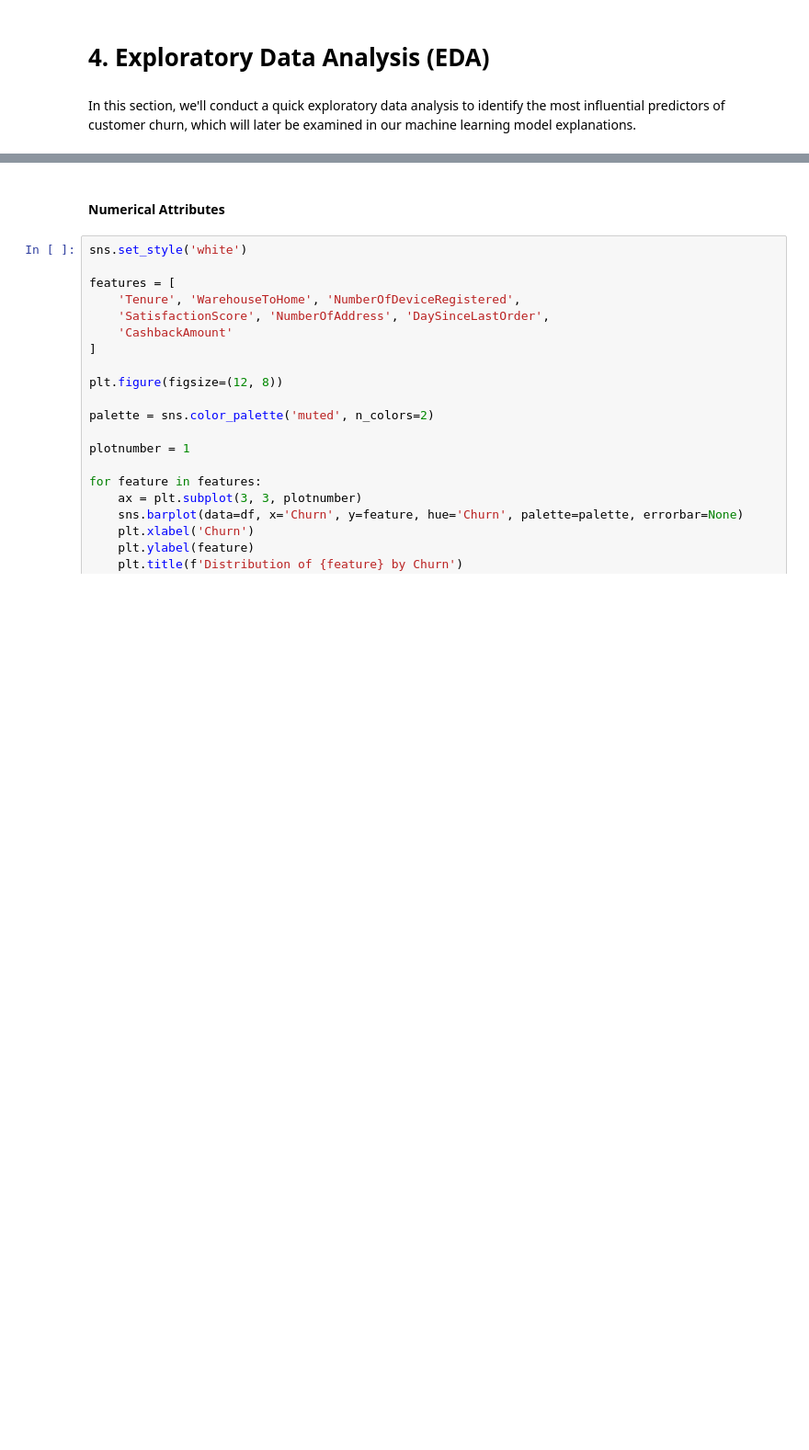
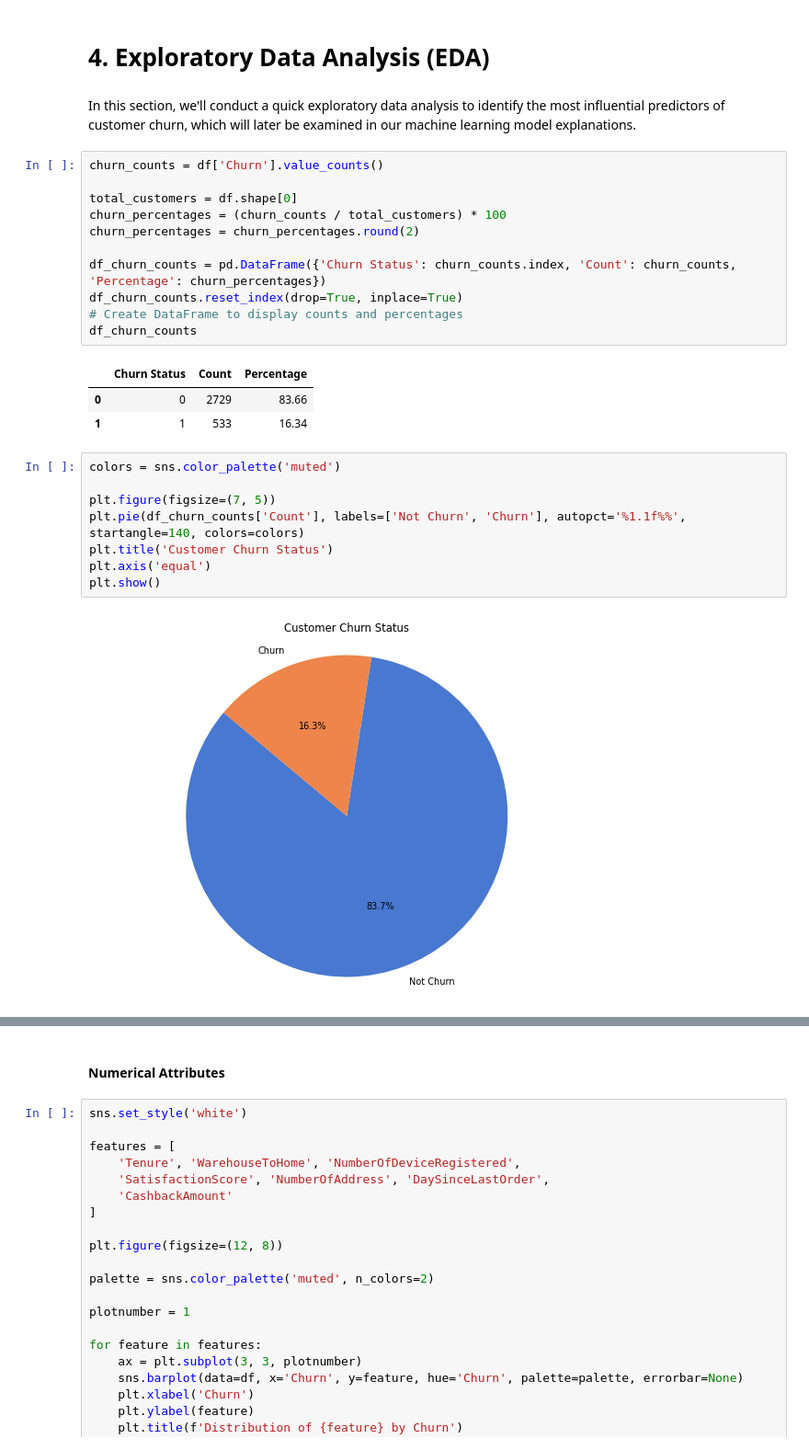
Before and after one commit to mfarik21/ECommerce-Customer-Churn, a Jupyter notebook: e-commerce-customer-churn.ipynb, the cells around one changed output, grey strips where cells are left out. Shown at 92% size. Saved outputs shown, nothing was run; the diff lists cells and outputs as text; blank space fills up the shorter version.

```diff
--- a/e-commerce-customer-churn.ipynb
+++ b/e-commerce-customer-churn.ipynb
@@ -381,3 +381,28 @@ for col in cols_outliers:
 # **4. Exploratory Data Analysis (EDA)**
 # %% [markdown]
 In this section, we'll conduct a quick exploratory data analysis to identify the most influential predictors of customer churn, which will later be examined in our machine learning model explanations.
+# %%
+churn_counts = df['Churn'].value_counts()
+
+total_customers = df.shape[0]
+churn_percentages = (churn_counts / total_customers) * 100
+churn_percentages = churn_percentages.round(2)
+
+df_churn_counts = pd.DataFrame({'Churn Status': churn_counts.index, 'Count': churn_counts, 'Percentage': churn_percentages})
+df_churn_counts.reset_index(drop=True, inplace=True)
+# Create DataFrame to display counts and percentages
+df_churn_counts
+# %% [output]
+|  | Churn Status | Count | Percentage |
+| 0 | 0 | 2729 | 83.66 |
+| 1 | 1 | 533 | 16.34 |
+# %%
+colors = sns.color_palette('muted')
+
+plt.figure(figsize=(7, 5))
+plt.pie(df_churn_counts['Count'], labels=['Not Churn', 'Churn'], autopct='%1.1f%%', startangle=140, colors=colors)
+plt.title('Customer Churn Status')
+plt.axis('equal')
+plt.show()
+# %% [output]
+[figure, added]
```
Also changed, not shown: parts of 24 cells of this notebook.
